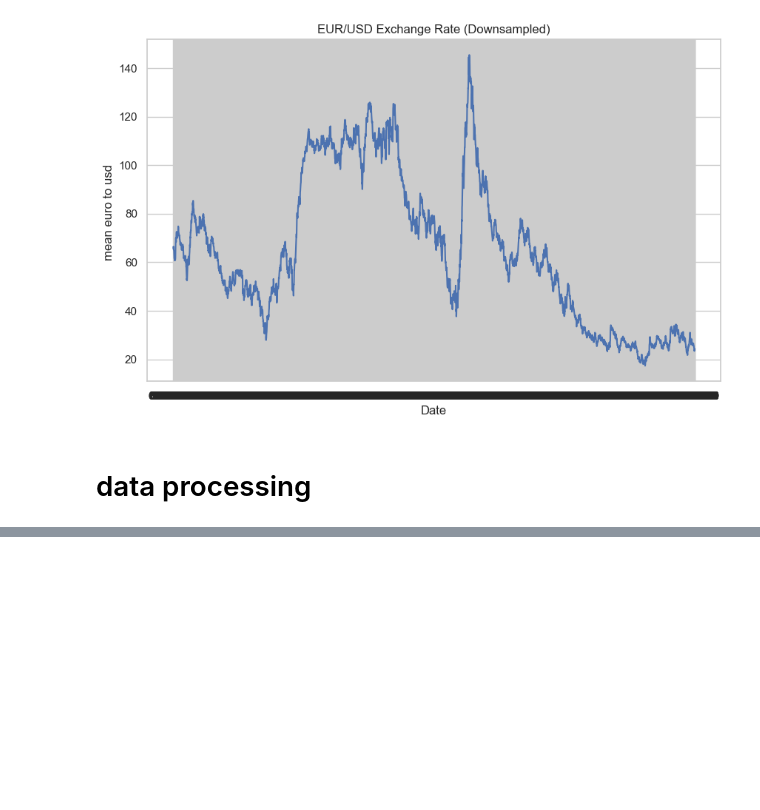
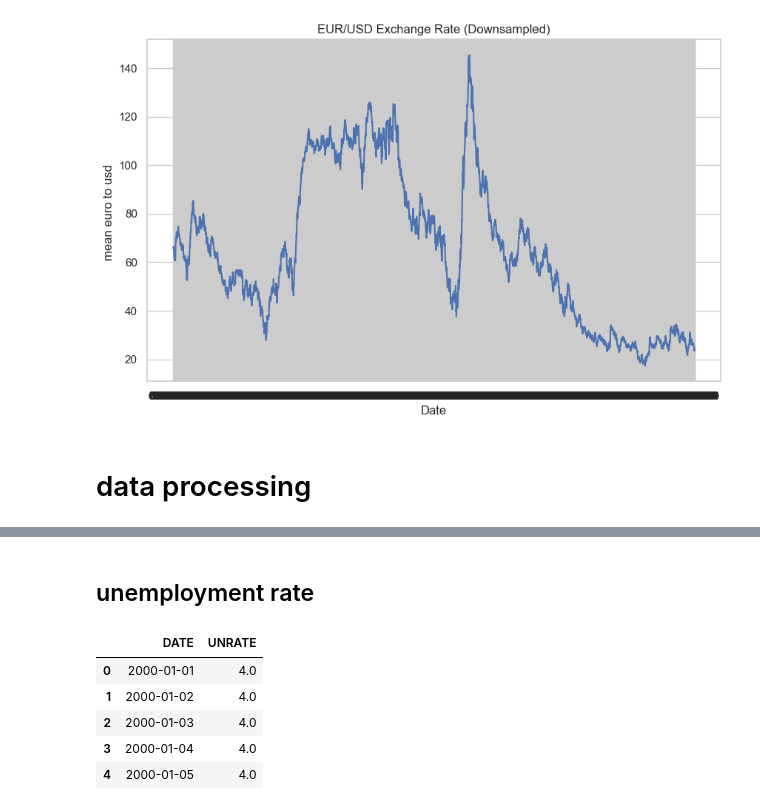
Before and after one commit to eljabriyassine/Predication-of-dollar, a Jupyter notebook: gold.ipynb, the cells around one changed output, grey strips where cells are left out. Drawn from its saved outputs; the diff is of its cells as text; code cells hidden in the pictures; blank space fills up the shorter version.

```diff
--- a/gold.ipynb
+++ b/gold.ipynb
@@ -334,0 +340,11 @@ inflation_data.to_csv(file_path, index=False)
+# %% [markdown]
+## unemployment rate
+# %%
+unemployment_rate_data.head()
+# %% [output]
+|  | DATE | UNRATE |
+| 0 | 2000-01-01 | 4.0 |
+| 1 | 2000-01-02 | 4.0 |
+| 2 | 2000-01-03 | 4.0 |
+| 3 | 2000-01-04 | 4.0 |
+| 4 | 2000-01-05 | 4.0 |
```
Also changed, not shown: parts of 24 cells of this notebook.
